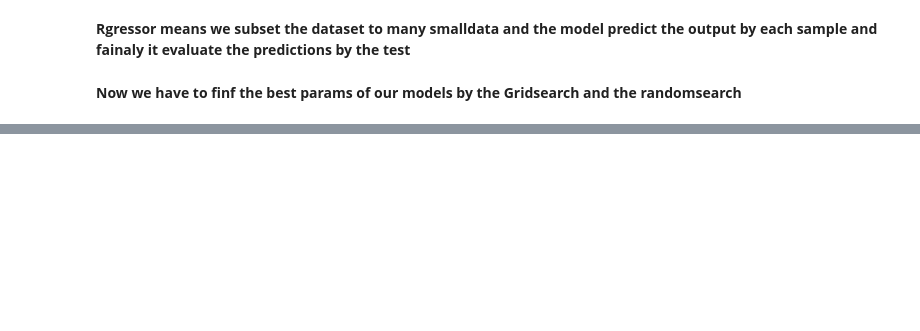
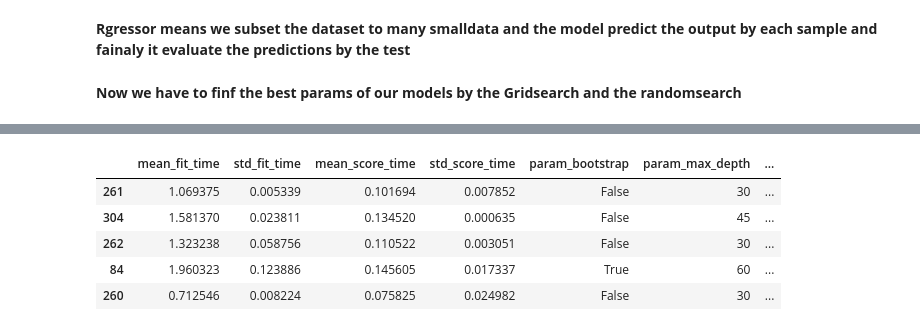
Before and after one commit to Marouane-Elhouari/ML-models-predict-the-solubility-of-organic-molecul, a Jupyter notebook: hyperparametres_tuning.ipynb, the cells around one changed output, grey strips where cells are left out. Saved outputs shown, nothing was run; the diff lists cells and outputs as text; code cells hidden in the pictures; blank space fills up the shorter version.

```diff
--- a/hyperparametres_tuning.ipynb
+++ b/hyperparametres_tuning.ipynb
@@ -149,5 +150,13 @@ KeyboardInterrupt:
 # %%
 
 clf_rf.cv_results_
 clf_rf_df = pd.DataFrame(clf_rf.cv_results_).sort_values('mean_test_score' , ascending= False).head()
+clf_rf_df.head()
+# %% [output]
+|  | mean_fit_time | std_fit_time | mean_score_time | std_score_time | param_bootstrap | param_max_depth | ... |
+| 261 | 1.069375 | 0.005339 | 0.101694 | 0.007852 | False | 30 | ... |
+| 304 | 1.581370 | 0.023811 | 0.134520 | 0.000635 | False | 45 | ... |
+| 262 | 1.323238 | 0.058756 | 0.110522 | 0.003051 | False | 30 | ... |
+| 84 | 1.960323 | 0.123886 | 0.145605 | 0.017337 | True | 60 | ... |
+| 260 | 0.712546 | 0.008224 | 0.075825 | 0.024982 | False | 30 | ... |
 # %%
```
Also changed, not shown: parts of 8 cells of this notebook, 11 other files.
